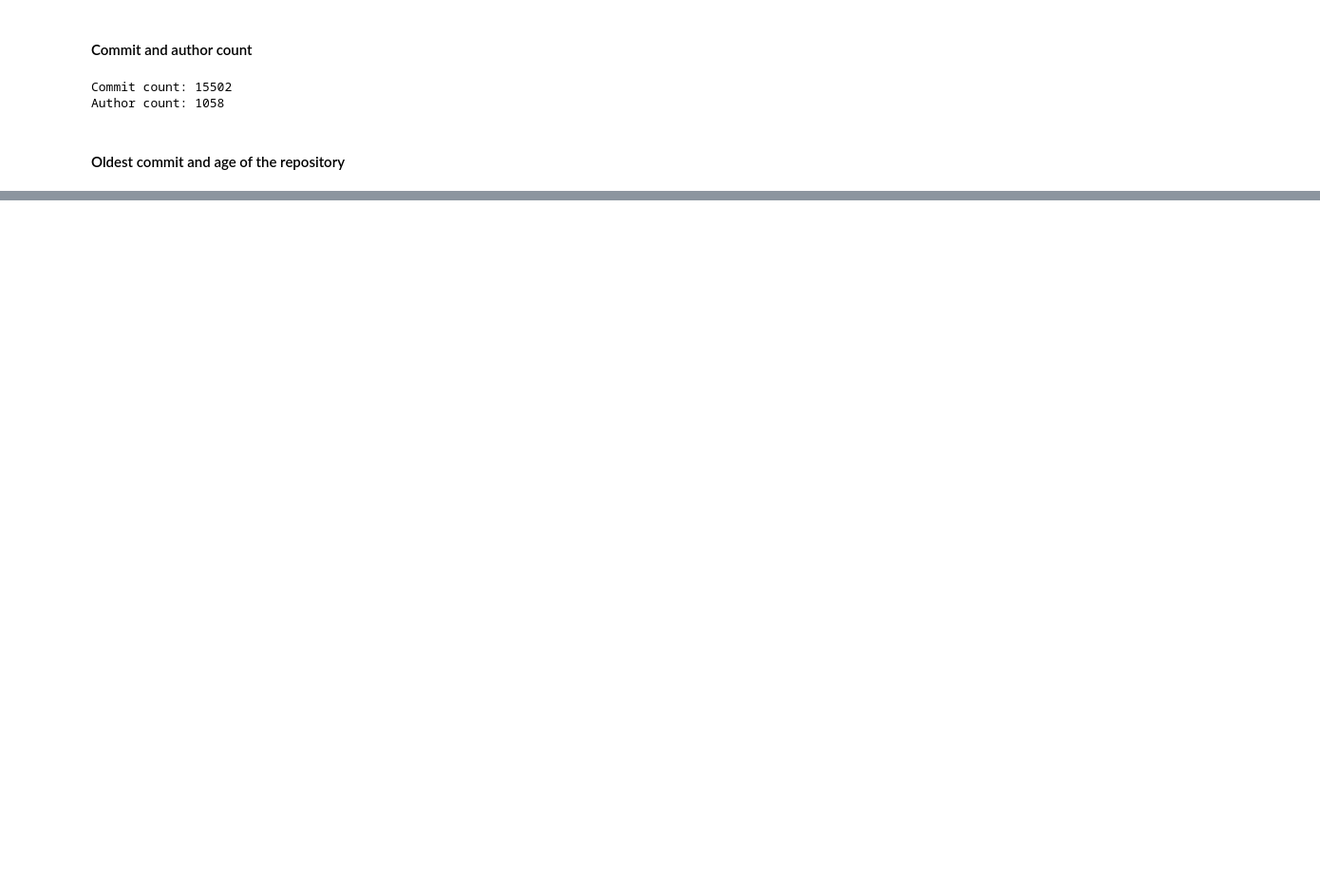
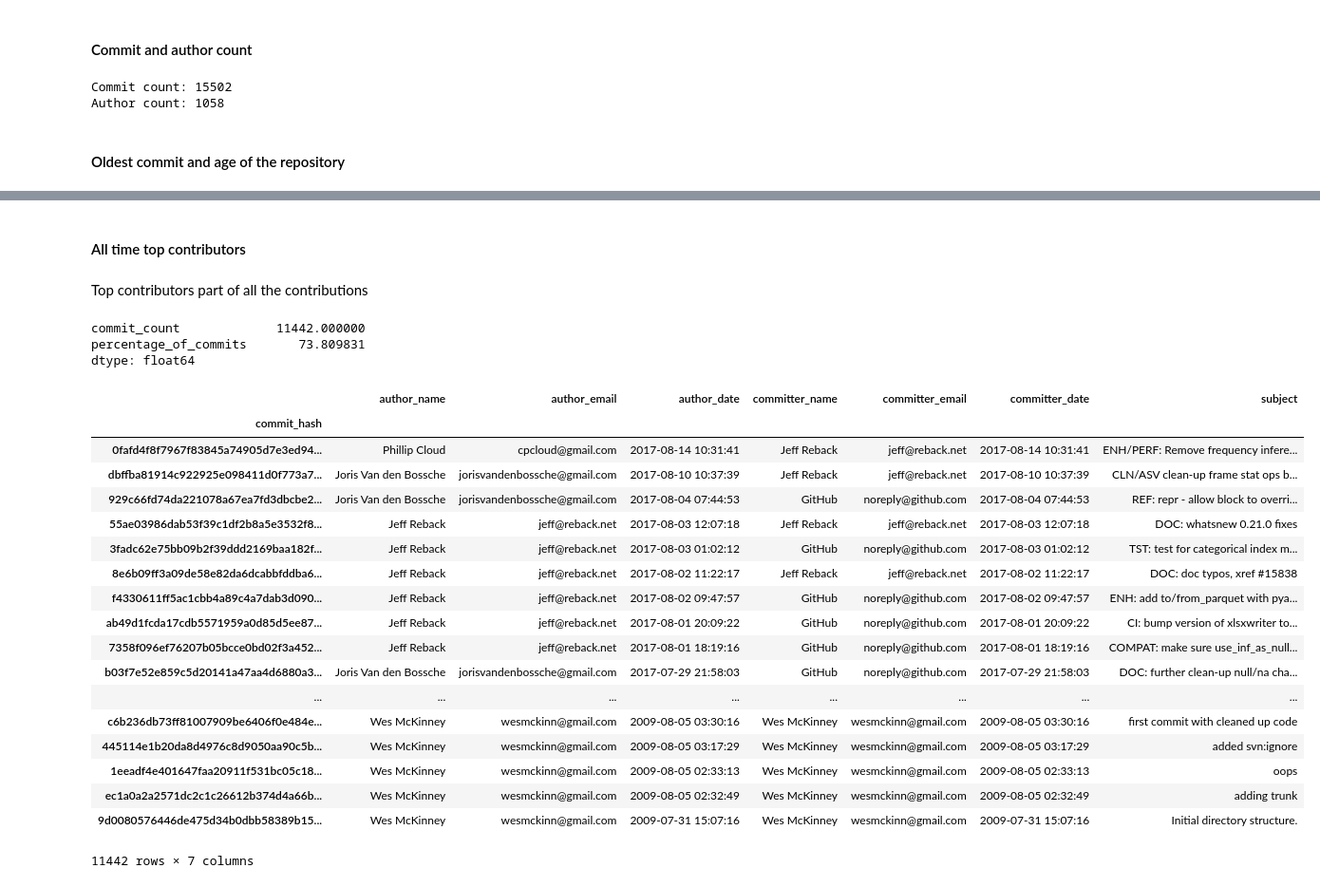
Before and after one commit to skupsala/gitlytic, a Jupyter notebook: gitlytic/notebooks/repo-overview.ipynb, the cells around one changed output, grey strips where cells are left out. Shown at 95% size. Saved outputs shown, nothing was run; the diff lists cells and outputs as text; code cells hidden in the pictures; blank space fills up the shorter version.

Commit message:
Find top contributors for repo
Find top for contributors for:
- All time
- Last three months
- Last two weeks

```diff
--- a/gitlytic/notebooks/repo-overview.ipynb
+++ b/gitlytic/notebooks/repo-overview.ipynb
@@ -63,0 +72,44 @@ top_committers = data.groupby('author_email').size().sort_values(ascending=False
+# %%
+TOP_COUNT = 10
+# %%
+def get_top_contributors(df):
+    commit_count = len(df)
+    top_committers = df.groupby('author_email').size().sort_values(ascending=False)[:TOP_COUNT].to_frame(name='commit_count')
+    top_committers['percentage_of_commits'] = (top_committers['commit_count'] / commit_count) * 100.0
+    return top_committers
+# %% [markdown]
+#### All time top contributors
+# %%
+alltime_top_contributors = get_top_contributors(data)
+# %% [markdown]
+Top contributors part of all the contributions
+# %%
+alltime_top_contributors.sum()
+# %% [output]
+commit_count             11442.000000
+percentage_of_commits       73.809831
+dtype: float64
+# %%
+alltime_top_commits = data.loc[data['author_email'].isin(alltime_top_contributors.index)]
+# %%
+alltime_top_commits
+# %% [output]
+|  | author_name | author_email | author_date | committer_name | committer_email | committer_date | subject |
+| commit_hash |  |  |  |  |  |  |  |
+| 0fafd4f8f7967f83845a74905d7e3ed94... | Phillip Cloud | cpcloud@gmail.com | 2017-08-14 10:31:41 | Jeff Reback | jeff@reback.net | 2017-08-14 10:31:41 | ENH/PERF: Remove frequency infere... |
+| dbffba81914c922925e098411d0f773a7... | Joris Van den Bossche | jorisvandenbossche@gmail.com | 2017-08-10 10:37:39 | Jeff Reback | jeff@reback.net | 2017-08-10 10:37:39 | CLN/ASV clean-up frame stat ops b... |
+| 929c66fd74da221078a67ea7fd3dbcbe2... | Joris Van den Bossche | jorisvandenbossche@gmail.com | 2017-08-04 07:44:53 | GitHub | noreply@github.com | 2017-08-04 07:44:53 | REF: repr - allow block to overri... |
+| 55ae03986dab53f39c1df2b8a5e3532f8... | Jeff Reback | jeff@reback.net | 2017-08-03 12:07:18 | Jeff Reback | jeff@reback.net | 2017-08-03 12:07:18 | DOC: whatsnew 0.21.0 fixes |
+| 3fadc62e75bb09b2f39ddd2169baa182f... | Jeff Reback | jeff@reback.net | 2017-08-03 01:02:12 | GitHub | noreply@github.com | 2017-08-03 01:02:12 | TST: test for categorical index m... |
+| 8e6b09ff3a09de58e82da6dcabbfddba6... | Jeff Reback | jeff@reback.net | 2017-08-02 11:22:17 | Jeff Reback | jeff@reback.net | 2017-08-02 11:22:17 | DOC: doc typos, xref #15838 |
+| f4330611ff5ac1cbb4a89c4a7dab3d090... | Jeff Reback | jeff@reback.net | 2017-08-02 09:47:57 | GitHub | noreply@github.com | 2017-08-02 09:47:57 | ENH: add to/from_parquet with pya... |
+| ab49d1fcda17cdb5571959a0d85d5ee87... | Jeff Reback | jeff@reback.net | 2017-08-01 20:09:22 | GitHub | noreply@github.com | 2017-08-01 20:09:22 | CI: bump version of xlsxwriter to... |
+| 7358f096ef76207b05bcce0bd02f3a452... | Jeff Reback | jeff@reback.net | 2017-08-01 18:19:16 | GitHub | noreply@github.com | 2017-08-01 18:19:16 | COMPAT: make sure use_inf_as_null... |
+| b03f7e52e859c5d20141a47aa4d6880a3... | Joris Van den Bossche | jorisvandenbossche@gmail.com | 2017-07-29 21:58:03 | GitHub | noreply@github.com | 2017-07-29 21:58:03 | DOC: further clean-up null/na cha... |
+| ... | ... | ... | ... | ... | ... | ... | ... |
+| c6b236db73ff81007909be6406f0e484e... | Wes McKinney | wesmckinn@gmail.com | 2009-08-05 03:30:16 | Wes McKinney | wesmckinn@gmail.com | 2009-08-05 03:30:16 | first commit with cleaned up code |
+| 445114e1b20da8d4976c8d9050aa90c5b... | Wes McKinney | wesmckinn@gmail.com | 2009-08-05 03:17:29 | Wes McKinney | wesmckinn@gmail.com | 2009-08-05 03:17:29 | added svn:ignore |
+| 1eeadf4e401647faa20911f531bc05c18... | Wes McKinney | wesmckinn@gmail.com | 2009-08-05 02:33:13 | Wes McKinney | wesmckinn@gmail.com | 2009-08-05 02:33:13 | oops |
+| ec1a0a2a2571dc2c1c26612b374d4a66b... | Wes McKinney | wesmckinn@gmail.com | 2009-08-05 02:32:49 | Wes McKinney | wesmckinn@gmail.com | 2009-08-05 02:32:49 | adding trunk |
+| 9d0080576446de475d34b0dbb58389b15... | Wes McKinney | wesmckinn@gmail.com | 2009-07-31 15:07:16 | Wes McKinney | wesmckinn@gmail.com | 2009-07-31 15:07:16 | Initial directory structure. |
+11442 rows × 7 columns
```
Also changed, not shown: parts of 13 cells of this notebook.
